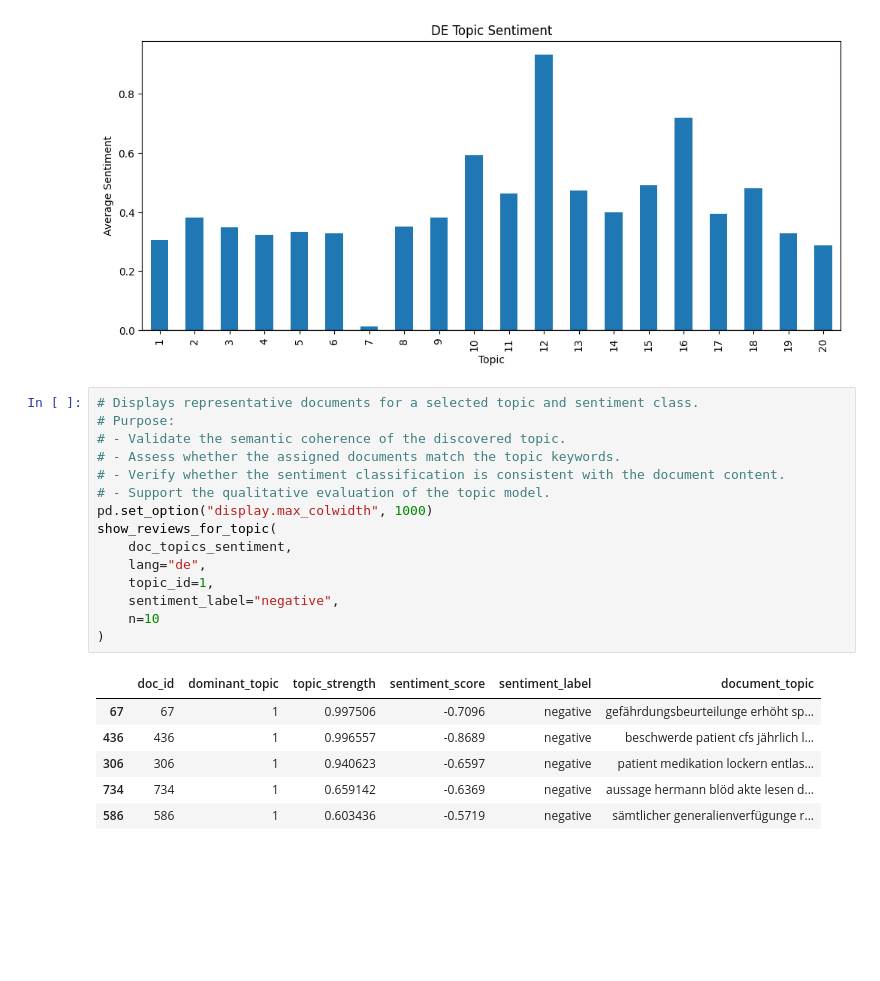
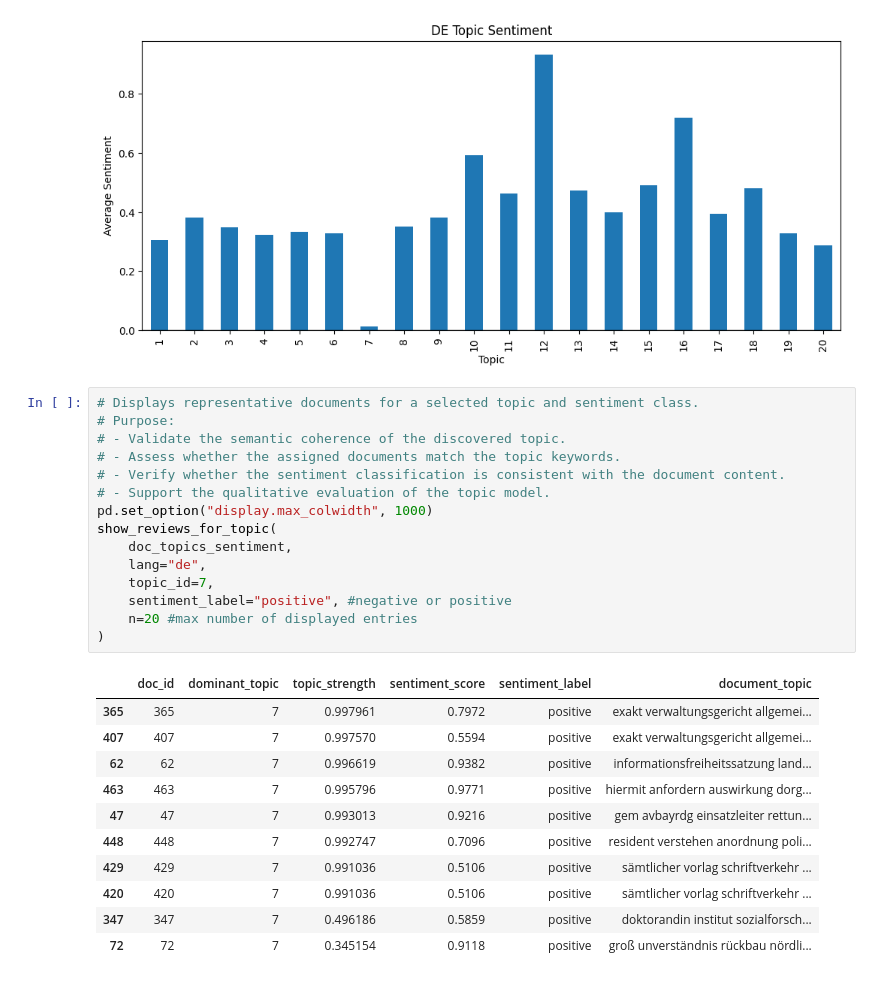
Before and after one commit to schustal-cpu/analyze_message_topics, a Jupyter notebook: analyze_data.ipynb, the cells around one changed output. Cells and saved outputs as stored; diff of their text form; blank space fills up the shorter version.

```diff
--- a/analyze_data.ipynb
+++ b/analyze_data.ipynb
@@ -864,22 +864,27 @@ plot_topic_sentiment(
 # %%
 # Displays representative documents for a selected topic and sentiment class.
 # Purpose:
 # - Validate the semantic coherence of the discovered topic.
 # - Assess whether the assigned documents match the topic keywords.
 # - Verify whether the sentiment classification is consistent with the document content.
 # - Support the qualitative evaluation of the topic model.
 pd.set_option("display.max_colwidth", 1000)
 show_reviews_for_topic(
     doc_topics_sentiment,
     lang="de",
-    topic_id=1,
-    sentiment_label="negative",
-    n=10
+    topic_id=7,
+    sentiment_label="positive", #negative or positive
+    n=20 #max number of displayed entries
 )
 # %% [output]
 |  | doc_id | dominant_topic | topic_strength | sentiment_score | sentiment_label | document_topic |
-| 67 | 67 | 1 | 0.997506 | -0.7096 | negative | gefährdungsbeurteilunge erhöht sp... |
-| 436 | 436 | 1 | 0.996557 | -0.8689 | negative | beschwerde patient cfs jährlich l... |
-| 306 | 306 | 1 | 0.940623 | -0.6597 | negative | patient medikation lockern entlas... |
-| 734 | 734 | 1 | 0.659142 | -0.6369 | negative | aussage hermann blöd akte lesen d... |
-| 586 | 586 | 1 | 0.603436 | -0.5719 | negative | sämtlicher generalienverfügunge r... |
+| 365 | 365 | 7 | 0.997961 | 0.7972 | positive | exakt verwaltungsgericht allgemei... |
+| 407 | 407 | 7 | 0.997570 | 0.5594 | positive | exakt verwaltungsgericht allgemei... |
+| 62 | 62 | 7 | 0.996619 | 0.9382 | positive | informationsfreiheitssatzung land... |
+| 463 | 463 | 7 | 0.995796 | 0.9771 | positive | hiermit anfordern auswirkung dorg... |
+| 47 | 47 | 7 | 0.993013 | 0.9216 | positive | gem avbayrdg einsatzleiter rettun... |
+| 448 | 448 | 7 | 0.992747 | 0.7096 | positive | resident verstehen anordnung poli... |
+| 429 | 429 | 7 | 0.991036 | 0.5106 | positive | sämtlicher vorlag schriftverkehr ... |
+| 420 | 420 | 7 | 0.991036 | 0.5106 | positive | sämtlicher vorlag schriftverkehr ... |
+| 347 | 347 | 7 | 0.496186 | 0.5859 | positive | doktorandin institut sozialforsch... |
+| 72 | 72 | 7 | 0.345154 | 0.9118 | positive | groß unverständnis rückbau nördli... |
```
